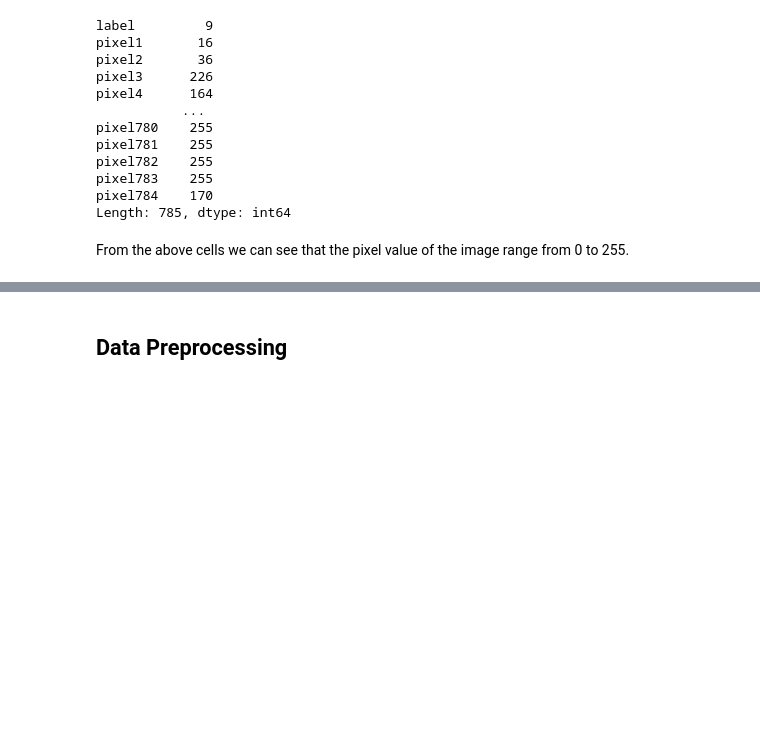
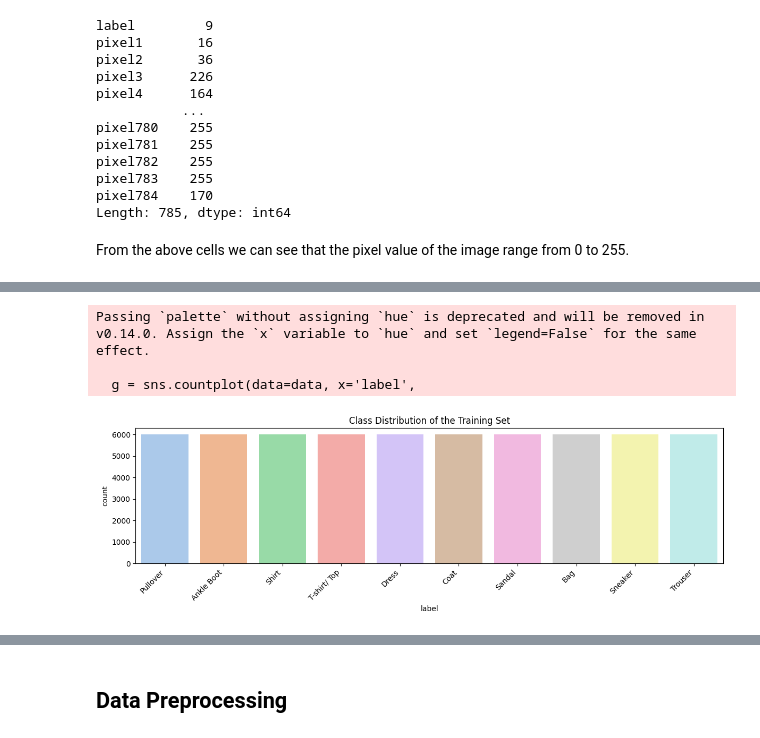
Before and after one commit to rkaushick-neu/swe_gen_ai, a Jupyter notebook: Deep Learning MNIST/Rish_Analysis.ipynb, the cells around one changed output, grey strips where cells are left out. Drawn from its saved outputs; the diff is of its cells as text; code cells hidden in the pictures; blank space fills up the shorter version.

Commit message:
Checked Classification Report on Test; EDA - checked class distribution

```diff
--- a/Deep Learning MNIST/Rish_Analysis.ipynb
+++ b/Deep Learning MNIST/Rish_Analysis.ipynb
@@ -186,0 +190,21 @@ From the above cells we can see that the pixel value of the image range from 0 t
+# %%
+# Create a dictionary for each type of label
+labels = {0 : "T-shirt/ Top", 1: "Trouser", 2: "Pullover", 3: "Dress", 4: "Coat",
+          5: "Sandal", 6: "Shirt", 7: "Sneaker", 8: "Bag", 9: "Ankle Boot"}
+
+def get_classes_distribution(data):
+    # Get the count for each label
+    label_counts = data["label"].value_counts()
+
+    # Get total number of samples
+    total_samples = len(data)
+
+
+    # Count the number of items in each class
+    for i in range(len(label_counts)):
+        label = labels[label_counts.index[i]]
+        count = label_counts.values[i]
+        percent = (count / total_samples) * 100
+        print("{:<20s}:   {} or {}%".format(label, count, percent))
+
+get_classes_distribution(fashion_mnist_train)
@@ -186,0 +222,21 @@ From the above cells we can see that the pixel value of the image range from 0 t
+# %%
+def plot_label_per_class(data, title):
+    f, ax = plt.subplots(1,1, figsize=(12,4))
+    # Use palette='Set2' for different colors, and map labels to their names for x-axis
+    g = sns.countplot(data=data, x='label',
+                     order=data["label"].value_counts().index,
+                     palette='pastel')
+    g.set_title("Class Distribution of the "+title)
+
+    # Replace x-axis numeric labels with clothing names
+    plt.xticks(range(len(labels)), [labels[i] for i in data["label"].value_counts().index], rotation=45, ha='right')
+
+    plt.tight_layout()  # Adjust layout to prevent label cutoff
+    plt.show()
+
+plot_label_per_class(fashion_mnist_train, 'Training Set')
+# %% [output]
+Passing `palette` without assigning `hue` is deprecated and will be removed in v0.14.0. Assign the `x` variable to `hue` and set `legend=False` for the same effect.
+
+  g = sns.countplot(data=data, x='label',
+[figure, added]
```
Also changed, not shown: parts of 26 cells of this notebook.
